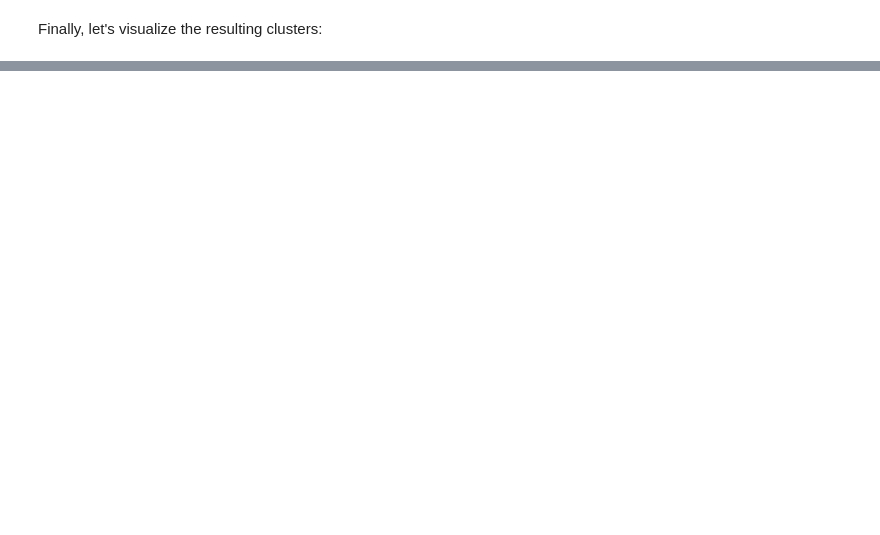
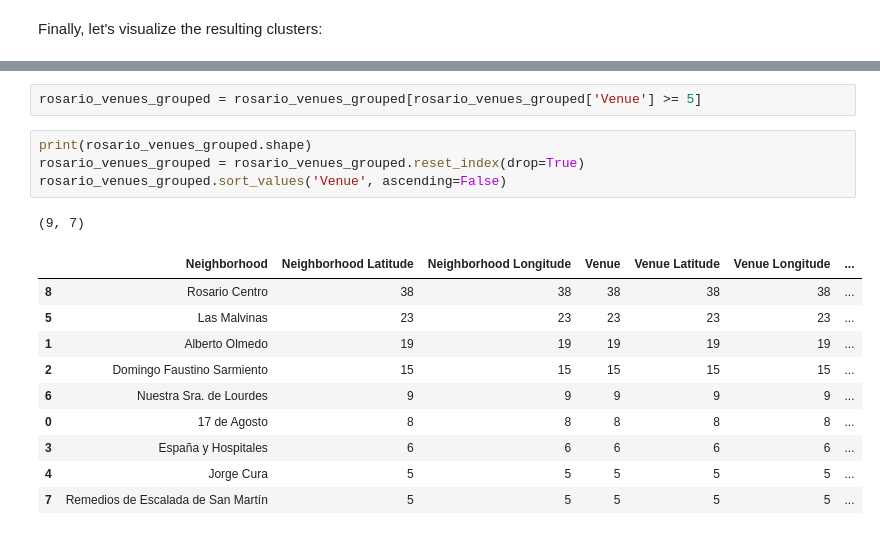
Before and after one commit to alinasansevich/Coursera_Capstone, a Jupyter notebook: Clustering-Neighborhoods-in-Rosario.ipynb, the cells around one changed output, grey strips where cells are left out. Drawn from its saved outputs; the diff is of its cells as text; blank space fills up the shorter version.

```diff
--- a/Clustering-Neighborhoods-in-Rosario.ipynb
+++ b/Clustering-Neighborhoods-in-Rosario.ipynb
@@ -816,0 +872,18 @@ SyntaxError: invalid syntax (<ipython-input-69-1a10f3fedfee>, line 8)
+# %%
+rosario_venues_grouped = rosario_venues_grouped[rosario_venues_grouped['Venue'] >= 5]
+# %%
+print(rosario_venues_grouped.shape)
+rosario_venues_grouped = rosario_venues_grouped.reset_index(drop=True)
+rosario_venues_grouped.sort_values('Venue', ascending=False)
+# %% [output]
+(9, 7)
+|  | Neighborhood | Neighborhood Latitude | Neighborhood Longitude | Venue | Venue Latitude | Venue Longitude | ... |
+| 8 | Rosario Centro | 38 | 38 | 38 | 38 | 38 | ... |
+| 5 | Las Malvinas | 23 | 23 | 23 | 23 | 23 | ... |
+| 1 | Alberto Olmedo | 19 | 19 | 19 | 19 | 19 | ... |
+| 2 | Domingo Faustino Sarmiento | 15 | 15 | 15 | 15 | 15 | ... |
+| 6 | Nuestra Sra. de Lourdes | 9 | 9 | 9 | 9 | 9 | ... |
+| 0 | 17 de Agosto | 8 | 8 | 8 | 8 | 8 | ... |
+| 3 | España y Hospitales | 6 | 6 | 6 | 6 | 6 | ... |
+| 4 | Jorge Cura | 5 | 5 | 5 | 5 | 5 | ... |
+| 7 | Remedios de Escalada de San Martín | 5 | 5 | 5 | 5 | 5 | ... |
```
Also changed, not shown: parts of 33 cells of this notebook.
